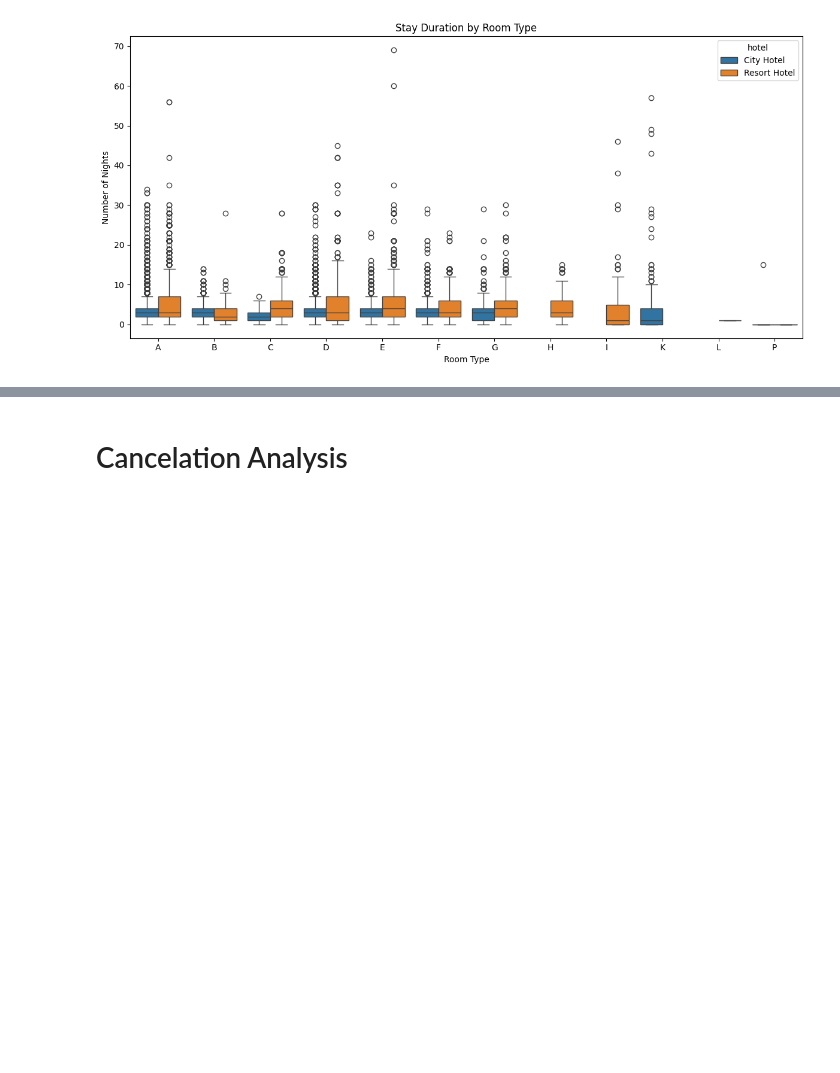
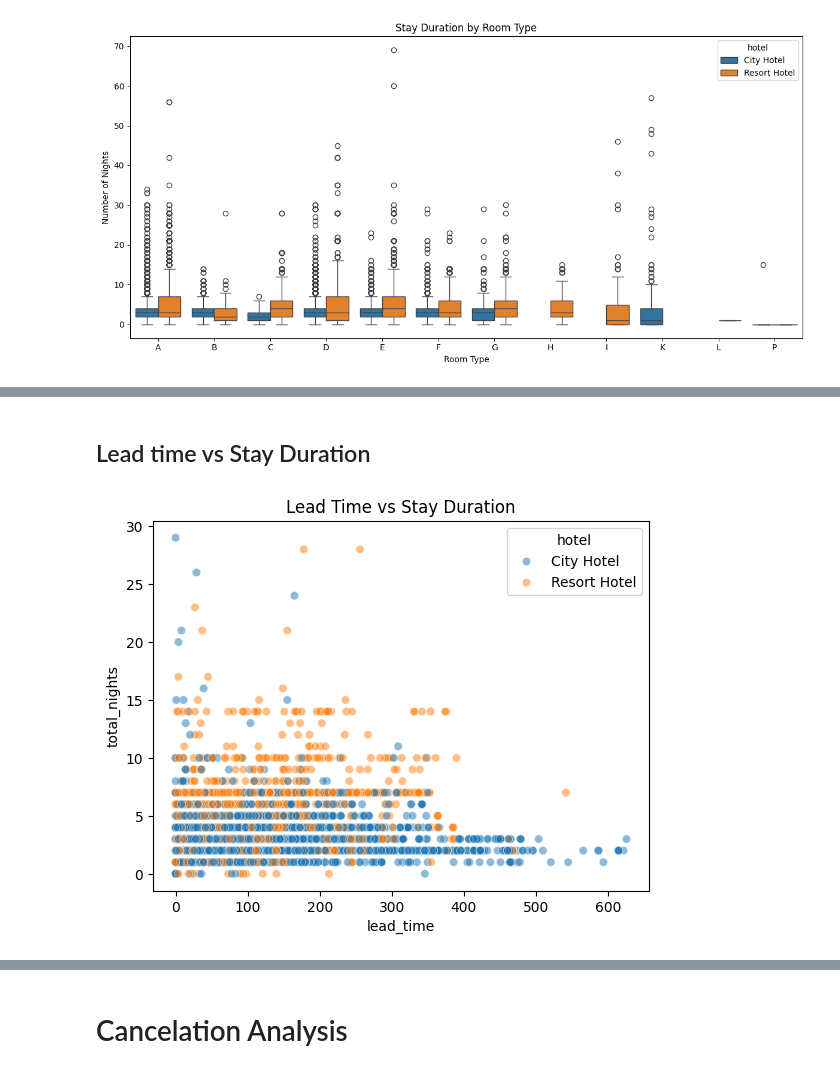
Before and after one commit to asif-mursalin/Data-mining-project, a Jupyter notebook: Project_Asif.ipynb, the cells around one changed output, grey strips where cells are left out. Saved outputs shown, nothing was run; the diff lists cells and outputs as text; code cells hidden in the pictures; blank space fills up the shorter version.

```diff
--- a/Project_Asif.ipynb
+++ b/Project_Asif.ipynb
@@ -1579,3 +1577,14 @@ plot_stay_duration_by_room_type(df_copy)
    * Dynamic pricing by market segment
    * Length-of-stay incentives for preferred segments
    * Premium pricing for high-demand room types
+# %% [markdown]
+## Lead time vs Stay Duration
+# %%
+def lead_time_vs_stay_duration(df):
+    sns.scatterplot(data=df.sample(5000), x='lead_time', y='total_nights',
+                    hue='hotel', alpha=0.5)
+    plt.title('Lead Time vs Stay Duration')
+    plt.show()
+lead_time_vs_stay_duration(df_copy)
+# %% [output]
+[figure, added]
```
Also changed, not shown: parts of 5 cells of this notebook.
